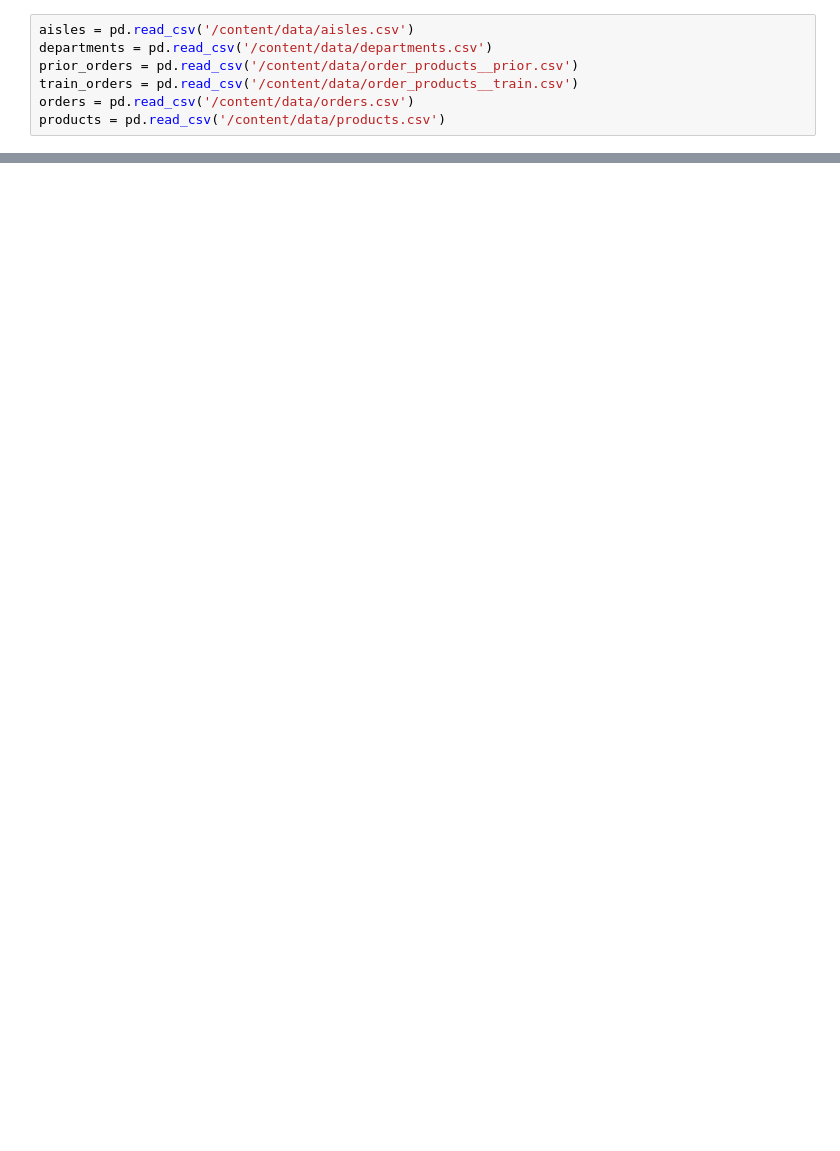
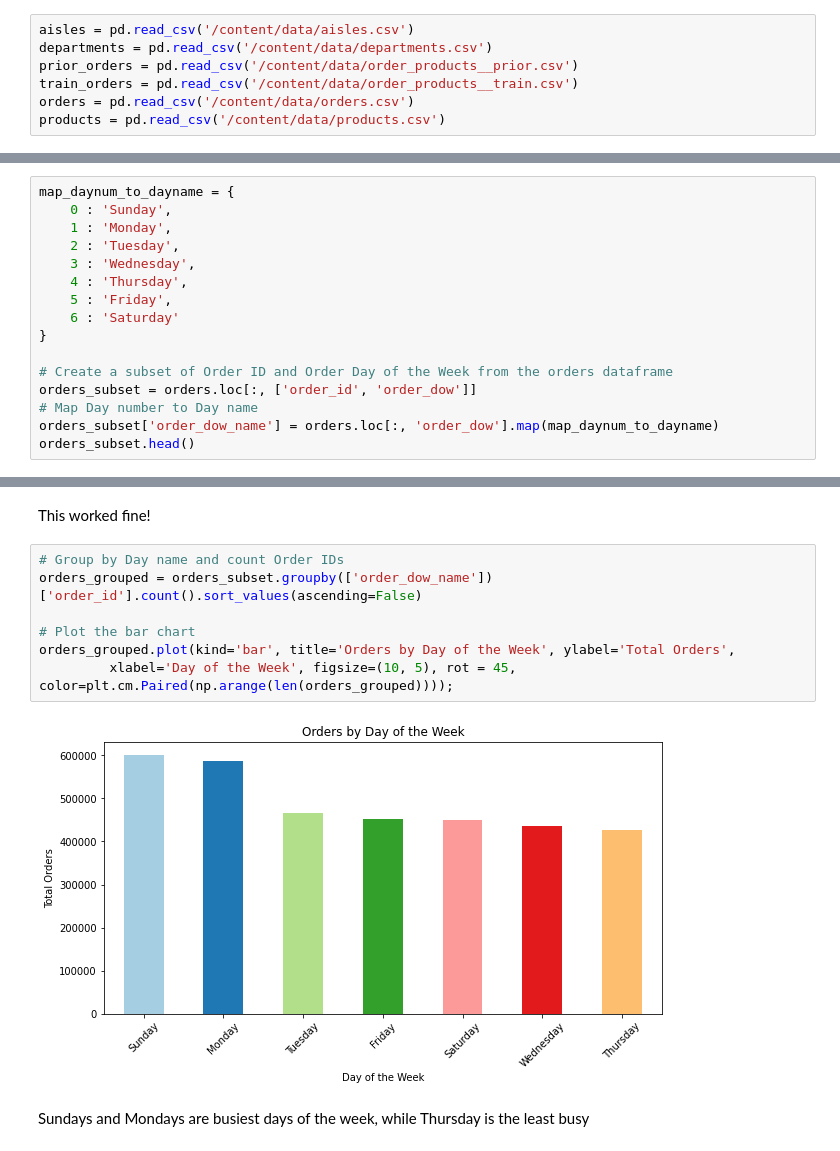
Before and after one commit to suvigyajain0101/RecSys, a Jupyter notebook: MarketBasketAnalysis/MarketBasketAnalysis.ipynb, the cells around one changed output, grey strips where cells are left out. Saved outputs shown, nothing was run; the diff lists cells and outputs as text; blank space fills up the shorter version.

```diff
--- a/MarketBasketAnalysis/MarketBasketAnalysis.ipynb
+++ b/MarketBasketAnalysis/MarketBasketAnalysis.ipynb
@@ -73,0 +142,16 @@ Total number of train orders :  1384617
+# %%
+map_daynum_to_dayname = {
+    0 : 'Sunday',
+    1 : 'Monday',
+    2 : 'Tuesday',
+    3 : 'Wednesday',
+    4 : 'Thursday',
+    5 : 'Friday',
+    6 : 'Saturday'
+}
+
+# Create a subset of Order ID and Order Day of the Week from the orders dataframe
+orders_subset = orders.loc[:, ['order_id', 'order_dow']]
+# Map Day number to Day name
+orders_subset['order_dow_name'] = orders.loc[:, 'order_dow'].map(map_daynum_to_dayname)
+orders_subset.head()
@@ -73,0 +165,13 @@ Total number of train orders :  1384617
+# %% [markdown]
+This worked fine!
+# %%
+# Group by Day name and count Order IDs
+orders_grouped = orders_subset.groupby(['order_dow_name'])['order_id'].count().sort_values(ascending=False)
+
+# Plot the bar chart
+orders_grouped.plot(kind='bar', title='Orders by Day of the Week', ylabel='Total Orders',
+         xlabel='Day of the Week', figsize=(10, 5), rot = 45, color=plt.cm.Paired(np.arange(len(orders_grouped))));
+# %% [output]
+[figure, added]
+# %% [markdown]
+Sundays and Mondays are busiest days of the week, while Thursday is the least busy
```
Also changed, not shown: parts of 12 cells of this notebook.
